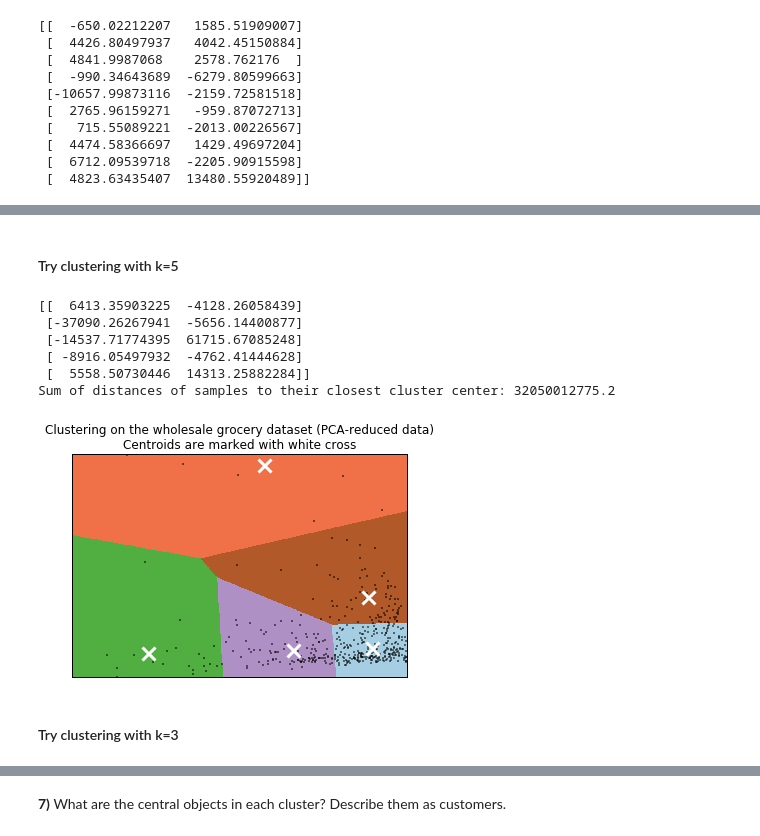
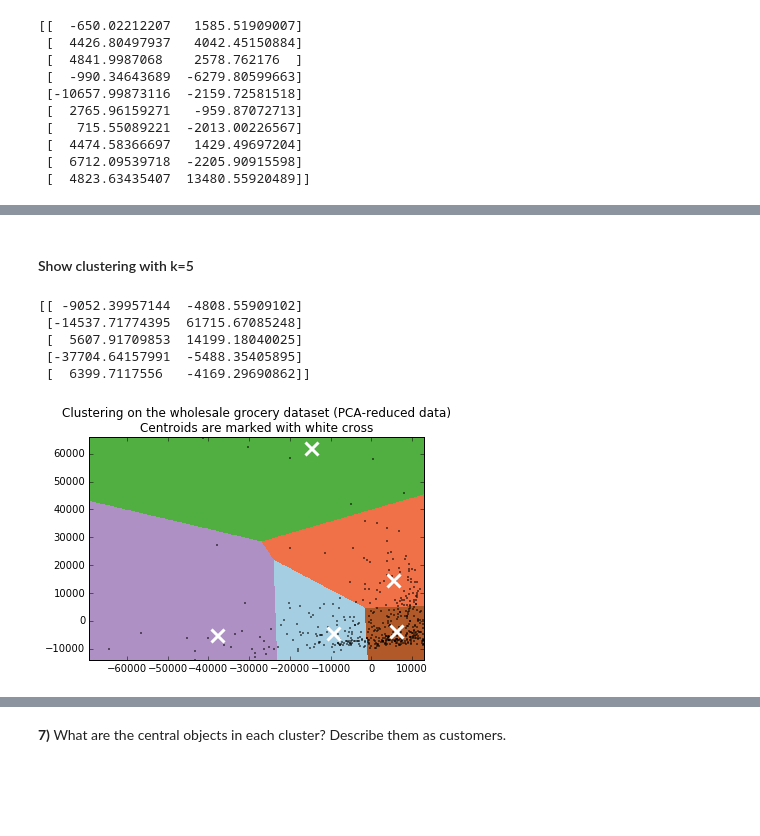
Before and after one commit to kcbighuge/p3-customer-segments, a Jupyter notebook: customer_segments.ipynb, the cells around one changed output, grey strips where cells are left out. Cells and saved outputs as stored; diff of their text form; code cells hidden in the pictures; blank space fills up the shorter version.

```diff
--- a/customer_segments.ipynb
+++ b/customer_segments.ipynb
@@ -211,5 +289,5 @@ plt.show()
 # %% [markdown]
-#### Try clustering with k=5
+#### Show clustering with k=5
 # %%
 # fit data with different number of clusters
 est = KMeans(n_clusters=5, init='k-means++', n_init=10, max_iter=300, tol=0.0001, \
@@ -222,43 +300,38 @@ x_min, x_max = reduced_data[:, 0].min() - 1, reduced_data[:, 0].max() + 1
 y_min, y_max = reduced_data[:, 1].min() - 1, reduced_data[:, 1].max() + 1
 hx = (x_max-x_min)/1000.
 hy = (y_max-y_min)/1000.
 xx, yy = np.meshgrid(np.arange(x_min, x_max, hx), np.arange(y_min, y_max, hy))
 
 # Obtain labels for each point in mesh. Use last trained model.
 Z = clusters.predict(np.c_[xx.ravel(), yy.ravel()])
 
 # Find the centroids for KMeans
 centroids = clusters.cluster_centers_
 print centroids
 
 # Put the result into a color plot
-# http://matplotlib.org/api/pyplot_api.html
 Z = Z.reshape(xx.shape)
 plt.figure(1)
 plt.clf()
 plt.imshow(Z, interpolation='nearest',
            extent=(xx.min(), xx.max(), yy.min(), yy.max()),
            cmap=plt.cm.Paired,
            aspect='auto', origin='lower')
-
 plt.plot(reduced_data[:, 0], reduced_data[:, 1], 'k.', markersize=2)
 plt.scatter(centroids[:, 0], centroids[:, 1],
             marker='x', s=169, linewidths=3,
             color='w', zorder=10)
 plt.title('Clustering on the wholesale grocery dataset (PCA-reduced data)\n'
           'Centroids are marked with white cross')
-plt.xlim(x_min/2, x_max)
+plt.xlim(x_min/1.5, x_max)
 plt.ylim(y_min, y_max/1.5)
-plt.xticks(())
-plt.yticks(())
+#plt.xticks(())
+#plt.yticks(())
 plt.show()
 # %% [output]
-[[  6413.35903225  -4128.26058439]
- [-37090.26267941  -5656.14400877]
+[[ -9052.39957144  -4808.55909102]
  [-14537.71774395  61715.67085248]
- [ -8916.05497932  -4762.41444628]
- [  5558.50730446  14313.25882284]]
-Sum of distances of samples to their closest cluster center: 32050012775.2
+ [  5607.91709853  14199.18040025]
+ [-37704.64157991  -5488.35405895]
+ [  6399.7117556   -4169.29690862]]
-[figure, old version]
+[figure, new version]
-# %% [markdown]
-#### Try clustering with k=3
```
Also changed, not shown: parts of 10 cells of this notebook, 1 other file.
